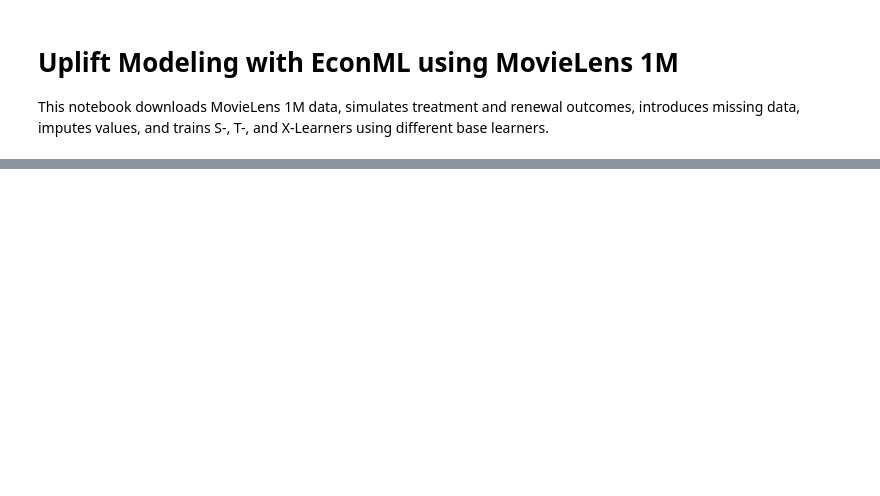
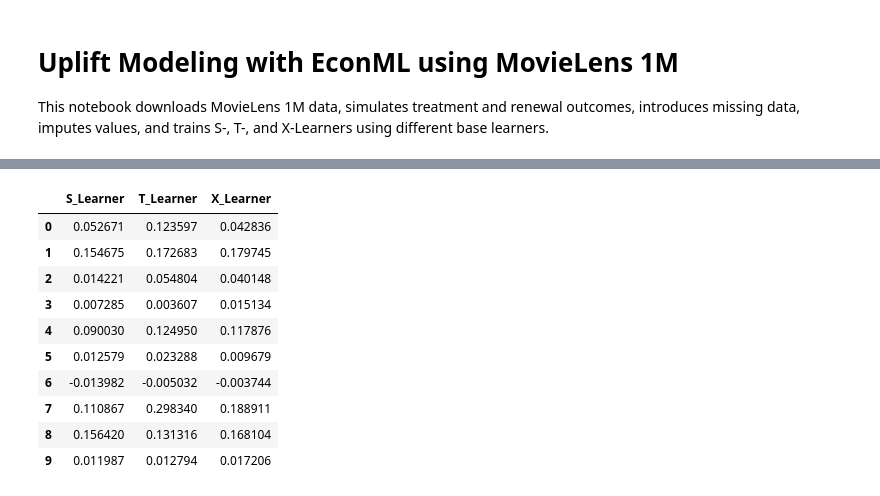
Before and after one commit to stevechengnyc/meta_learners, a Jupyter notebook: MovieLens_EconML_Uplift_Modeling_Final_edited.ipynb, the cells around one changed output, grey strips where cells are left out. Saved outputs shown, nothing was run; the diff lists cells and outputs as text; code cells hidden in the pictures; blank space fills up the shorter version.

```diff
--- a/MovieLens_EconML_Uplift_Modeling_Final_edited.ipynb
+++ b/MovieLens_EconML_Uplift_Modeling_Final_edited.ipynb
@@ -239,0 +314,24 @@ pd.DataFrame({ 'T_Learner': t_te, 'X_Learner': x_te}).head()
+# %%
+#gradient boosting as base learners
+s_learner = SLearner(overall_model = best_gb_s)
+t_learner = TLearner(models = best_gb)
+x_learner = XLearner(models = best_gb)
+s_learner.fit(Y_train, T_train, X=X_train)
+t_learner.fit(Y_train, T_train, X=X_train)
+x_learner.fit(Y_train, T_train, X=X_train)
+s_te = s_learner.effect(X_test)
+t_te = t_learner.effect(X_test)
+x_te = x_learner.effect(X_test)
+pd.DataFrame({'S_Learner': s_te, 'T_Learner': t_te, 'X_Learner': x_te}).head(10)
+# %% [output]
+|  | S_Learner | T_Learner | X_Learner |
+| 0 | 0.052671 | 0.123597 | 0.042836 |
+| 1 | 0.154675 | 0.172683 | 0.179745 |
+| 2 | 0.014221 | 0.054804 | 0.040148 |
+| 3 | 0.007285 | 0.003607 | 0.015134 |
+| 4 | 0.090030 | 0.124950 | 0.117876 |
+| 5 | 0.012579 | 0.023288 | 0.009679 |
+| 6 | -0.013982 | -0.005032 | -0.003744 |
+| 7 | 0.110867 | 0.298340 | 0.188911 |
+| 8 | 0.156420 | 0.131316 | 0.168104 |
+| 9 | 0.011987 | 0.012794 | 0.017206 |
```
Also changed, not shown: parts of 6 cells of this notebook.
